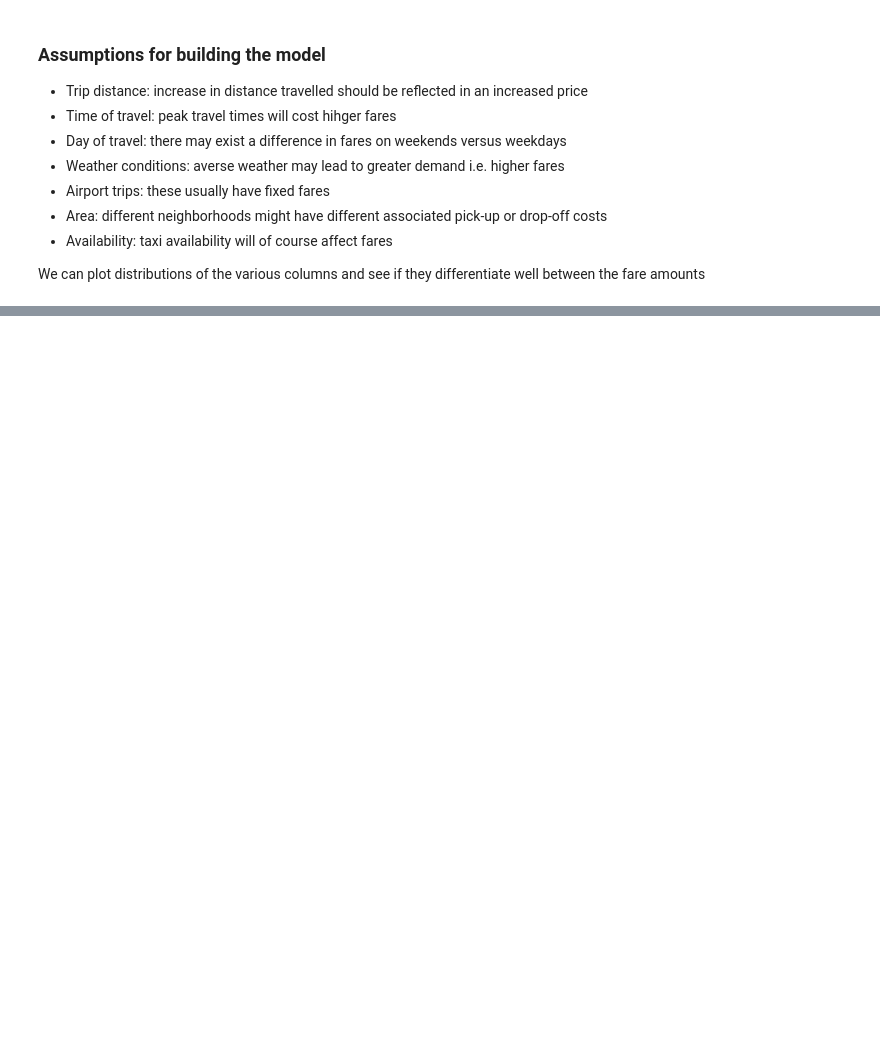
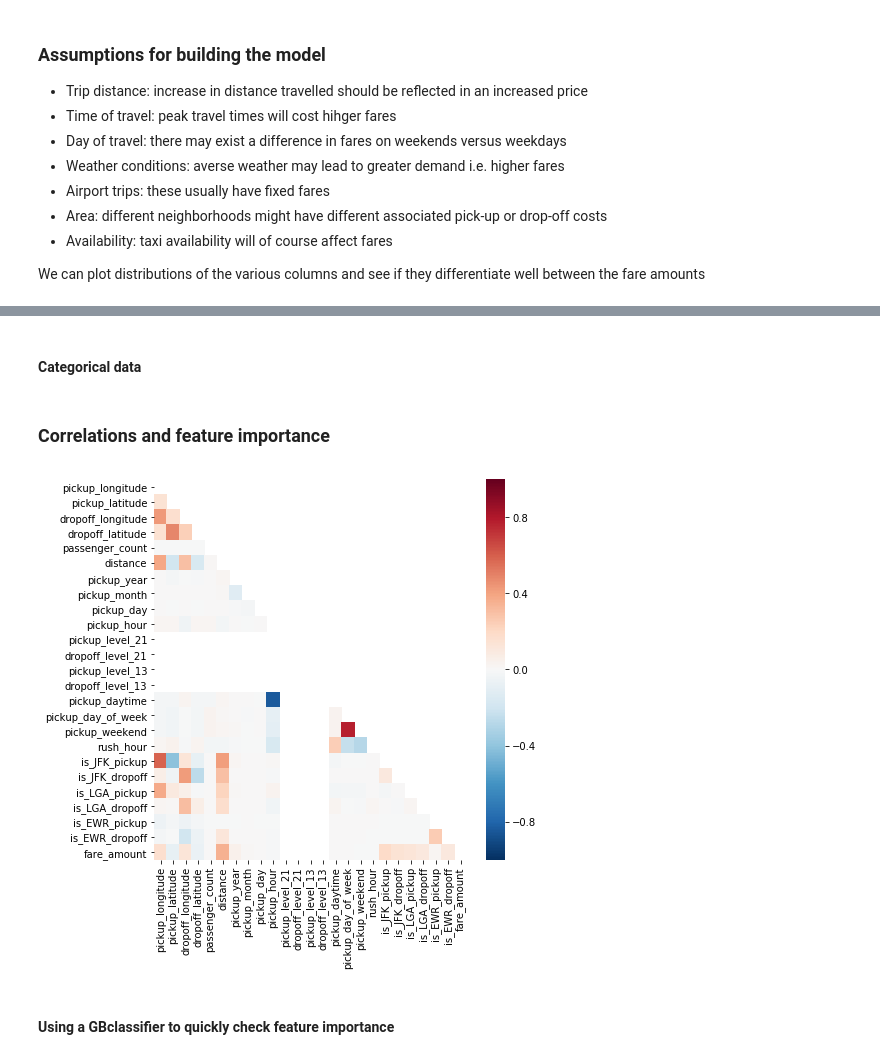
Before and after one commit to arjology/data_science, a Jupyter notebook: nyc_taxi_fare_prediction/nyc_fares.ipynb, the cells around one changed output, grey strips where cells are left out. Saved outputs shown, nothing was run; the diff lists cells and outputs as text; code cells hidden in the pictures; blank space fills up the shorter version.

Commit message:
saving progress and some interim results for nyc taxi fare project

```diff
--- a/nyc_taxi_fare_prediction/nyc_fares.ipynb
+++ b/nyc_taxi_fare_prediction/nyc_fares.ipynb
@@ -409,0 +739,15 @@ train_df_nonZeros.head(20)
+# %%
+train_df_nonZeros = pd.read_csv("../data/new-york-city-taxi-fare-prediction/train_df_nonZeros_mod.csv", header=None)
+train_df_nonZeros.columns = ['key', 'pickup_longitude','pickup_latitude', 'dropoff_longitude', 'dropoff_latitude',
+           'passenger_count', 'distance',
+           'pickup_year', 'pickup_month', 'pickup_day', 'pickup_hour',
+           'pickup_level_21',  'dropoff_level_21',
+           'pickup_level_13', 'dropoff_level_13',
+           'pickup_daytime', 'pickup_day_of_week', 'pickup_weekend', 'rush_hour',
+           'is_JFK_pickup', 'is_JFK_dropoff',
+           'is_LGA_pickup', 'is_LGA_dropoff',
+           'is_EWR_pickup', 'is_EWR_dropoff',
+           'fare_amount']
+
+print(train_df_nonZeros.columns)
+train_df_nonZeros.head(10)
@@ -438,6 +819,2 @@ missing_train_df_nonZeros.head(3)
-# %%
-# New column with distances
-train_df_nonZeros['distance'] = train_df_nonZeros.apply(compute_distance_pickup_dropoff, axis=1)
-train_df_nonZeros.head(20)
 # %%
 train_df_nonZeros.dtypes
@@ -447,0 +839,2 @@ plot_pickup_dropoff([pickup_mean_GPS, pickup_min_GPS, pickup_max_GPS],
+# %% [markdown]
+#### Categorical data
@@ -447,0 +848,11 @@ plot_pickup_dropoff([pickup_mean_GPS, pickup_min_GPS, pickup_max_GPS],
+# %% [markdown]
+### Correlations and feature importance
+# %%
+df_LT = train_df_nonZeros.corr().where(np.tril(np.ones(train_df_nonZeros.corr().shape), k=-1).astype(np.bool))
+plt.figure(figsize=(7,7))
+sns.heatmap(df_LT, vmin=-1, vmax=1, cmap=plt.cm.RdBu_r)
+plt.savefig('../figures/nyc_taxi_corrs.png', bbox_inches='tight')
+# %% [output]
+[figure, added]
+# %% [markdown]
+#### Using a GBclassifier to quickly check feature importance
```
Also changed, not shown: parts of 57 cells of this notebook, 3 other files.
